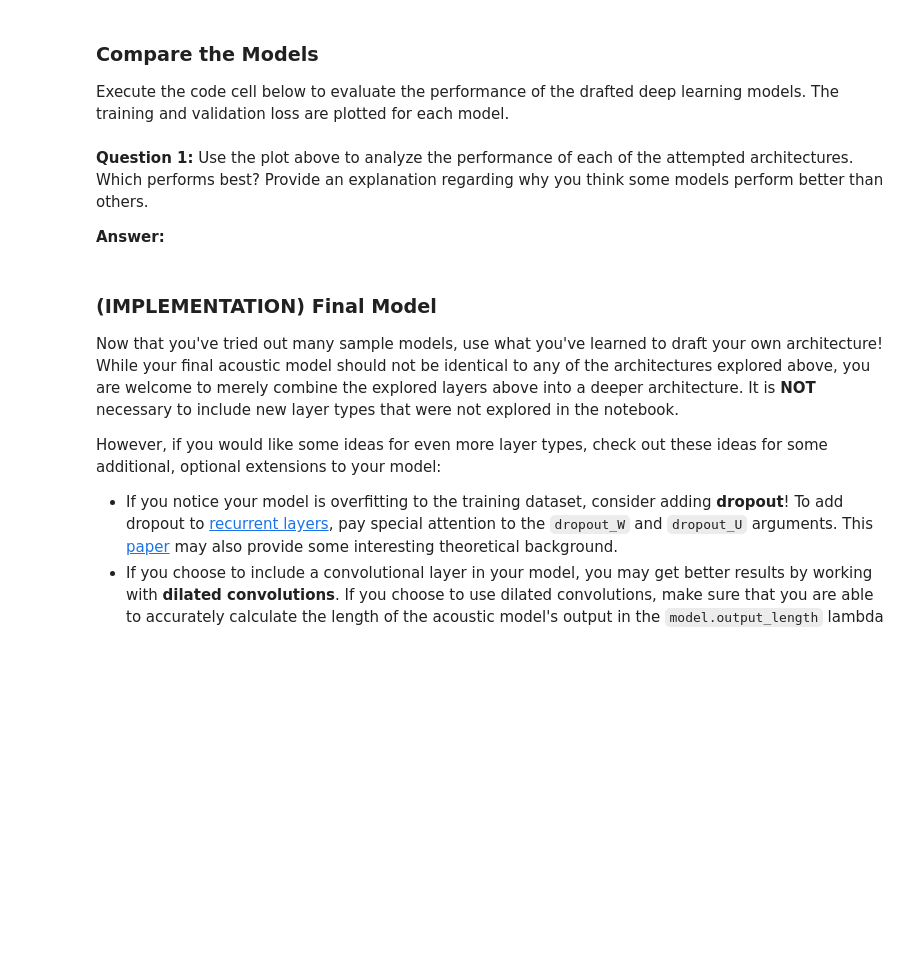
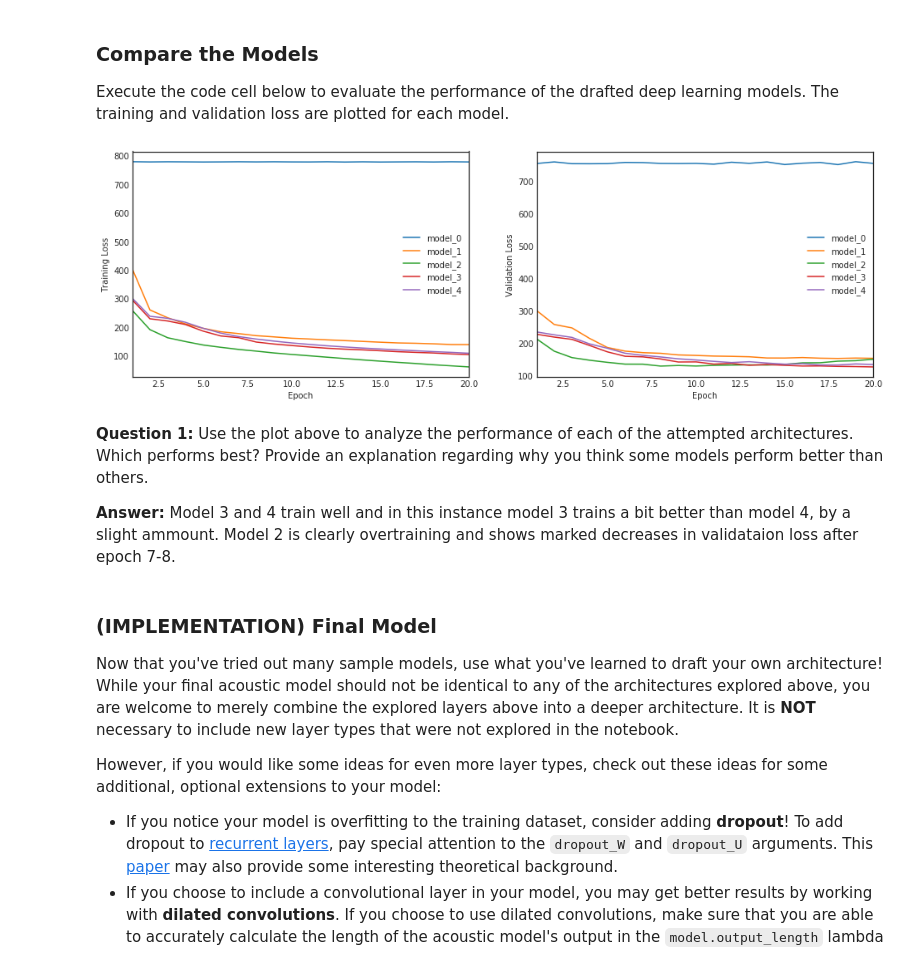
Before and after one commit to amcumber/udacity-dnn-speech-recognizer, a Jupyter notebook: vui_notebook.ipynb, the cells around one changed output. Saved outputs shown, nothing was run; the diff lists cells and outputs as text; code cells hidden in the pictures; blank space fills up the shorter version.

Commit message:
Update model 4 working

```diff
--- a/vui_notebook.ipynb
+++ b/vui_notebook.ipynb
@@ -538,39 +574,49 @@ all_pickles = sorted(glob("results/*.pickle"))
 # extract the name of each model
 model_names = [item[8:-7] for item in all_pickles]
 # extract the loss history for each model
-valid_loss = [pickle.load( open( i, "rb" ) )['val_loss'] for i in all_pickles]
-train_loss = [pickle.load( open( i, "rb" ) )['loss'] for i in all_pickles]
+# valid_loss = [pickle.load( open( i, "rb" ) )['val_loss'] for i in all_pickles]
+# train_loss = [pickle.load( open( i, "rb" ) )['loss'] for i in all_pickles]
+# <ACM Edit> - longer in lines but protects file and memory leak problems
+valid_loss, train_loss = [], []
+for i in all_pickles:
+    with open(i, "rb") as fh:
+        pkl = pickle.load(fh)
+        valid_loss.append(pkl['val_loss'])
+        train_loss.append(pkl['loss'])
+# </ACM Edit>
 # save the number of epochs used to train each model
 num_epochs = [len(valid_loss[i]) for i in range(len(valid_loss))]
 
 fig = plt.figure(figsize=(16,5))
 
 # plot the training loss vs. epoch for each model
 ax1 = fig.add_subplot(121)
 for i in range(len(all_pickles)):
     ax1.plot(np.linspace(1, num_epochs[i], num_epochs[i]),
             train_loss[i], label=model_names[i])
 # clean up the plot
 ax1.legend()
 ax1.set_xlim([1, max(num_epochs)])
 plt.xlabel('Epoch')
 plt.ylabel('Training Loss')
 
 # plot the validation loss vs. epoch for each model
 ax2 = fig.add_subplot(122)
 for i in range(len(all_pickles)):
     ax2.plot(np.linspace(1, num_epochs[i], num_epochs[i]),
             valid_loss[i], label=model_names[i])
 # clean up the plot
 ax2.legend()
 ax2.set_xlim([1, max(num_epochs)])
 plt.xlabel('Epoch')
 plt.ylabel('Validation Loss')
 plt.show()
+# %% [output]
+[figure, added]
 # %% [markdown]
 __Question 1:__ Use the plot above to analyze the performance of each of the attempted architectures.  Which performs best?  Provide an explanation regarding why you think some models perform better than others.
 
-__Answer:__
+__Answer:__ Model 3 and 4 train well and in this instance model 3 trains a bit better than model 4, by a slight ammount. Model 2 is clearly overtraining and shows marked decreases in validataion loss after epoch 7-8.
 # %% [markdown]
 <a id='final'></a>
 ### (IMPLEMENTATION) Final Model
```
Also changed, not shown: parts of 3 cells of this notebook.
